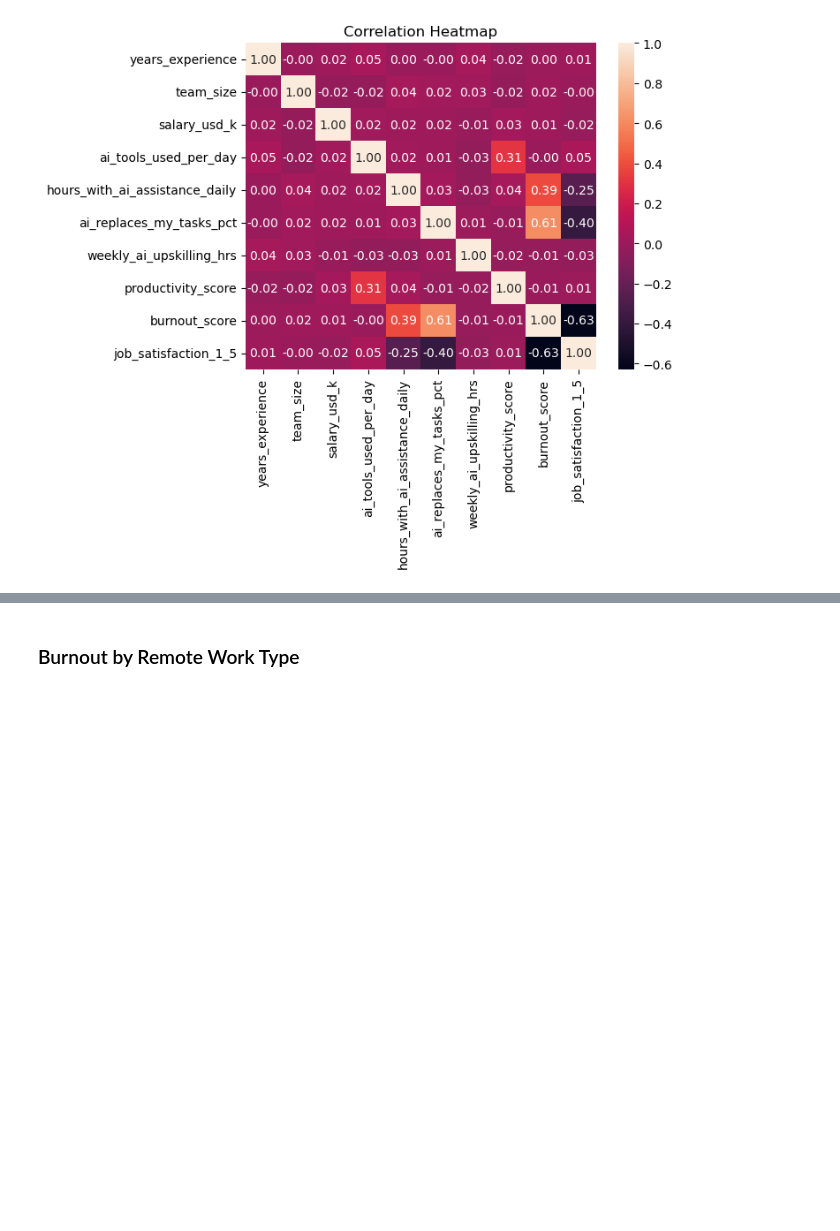
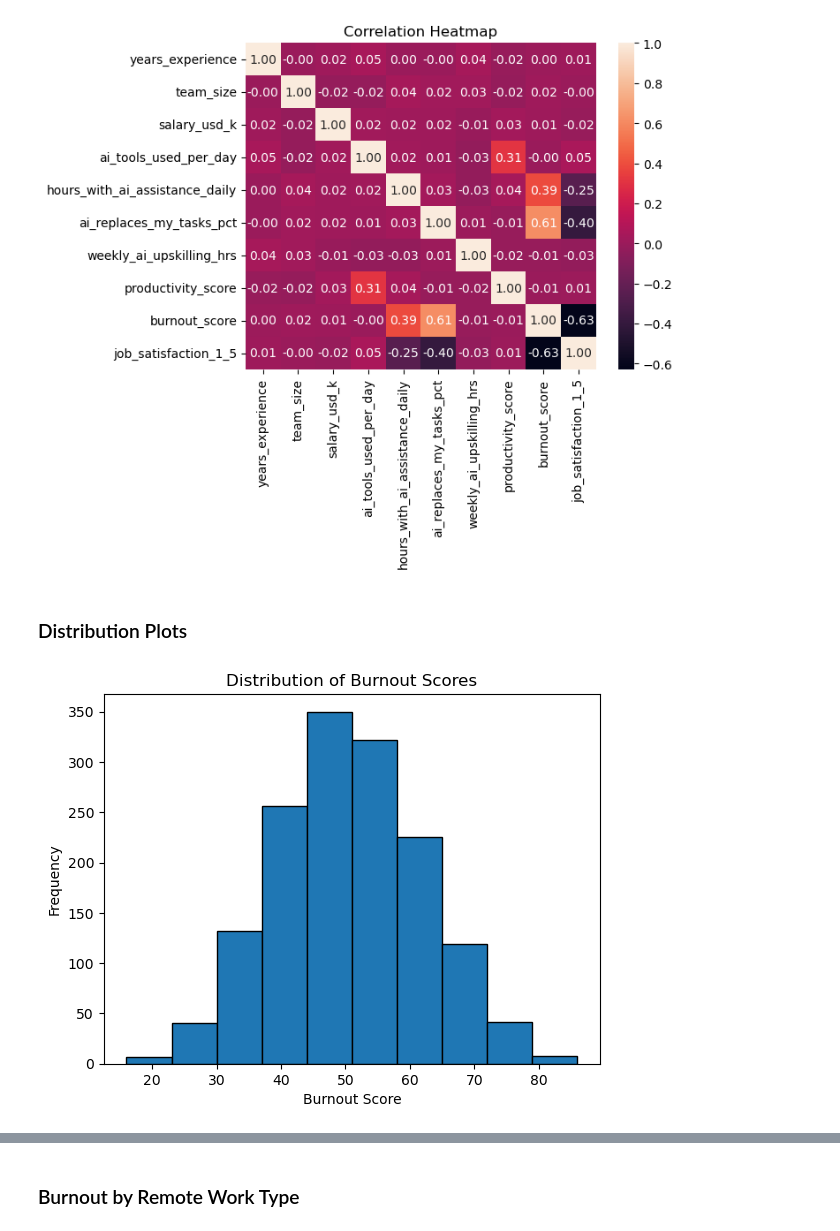
Before and after one commit to madisonengebose/CSC2621-FinalProject-ZoeMadison, a Jupyter notebook: FinalProject.ipynb, the cells around one changed output, grey strips where cells are left out. Saved outputs shown, nothing was run; the diff lists cells and outputs as text; code cells hidden in the pictures; blank space fills up the shorter version.

Commit message:
added graphs that show distribution of some features

```diff
--- a/FinalProject.ipynb
+++ b/FinalProject.ipynb
@@ -142,3 +142,13 @@ plt.title("Correlation Heatmap")
 plt.show()
 # %% [output]
 [figure]
+# %% [markdown]
+### Distribution Plots
+# %%
+plt.hist(df["burnout_score"], edgecolor="black")
+plt.title("Distribution of Burnout Scores")
+plt.xlabel("Burnout Score")
+plt.ylabel("Frequency")
+plt.show()
+# %% [output]
+[figure, added]
```
Also changed, not shown: parts of 4 cells of this notebook.
